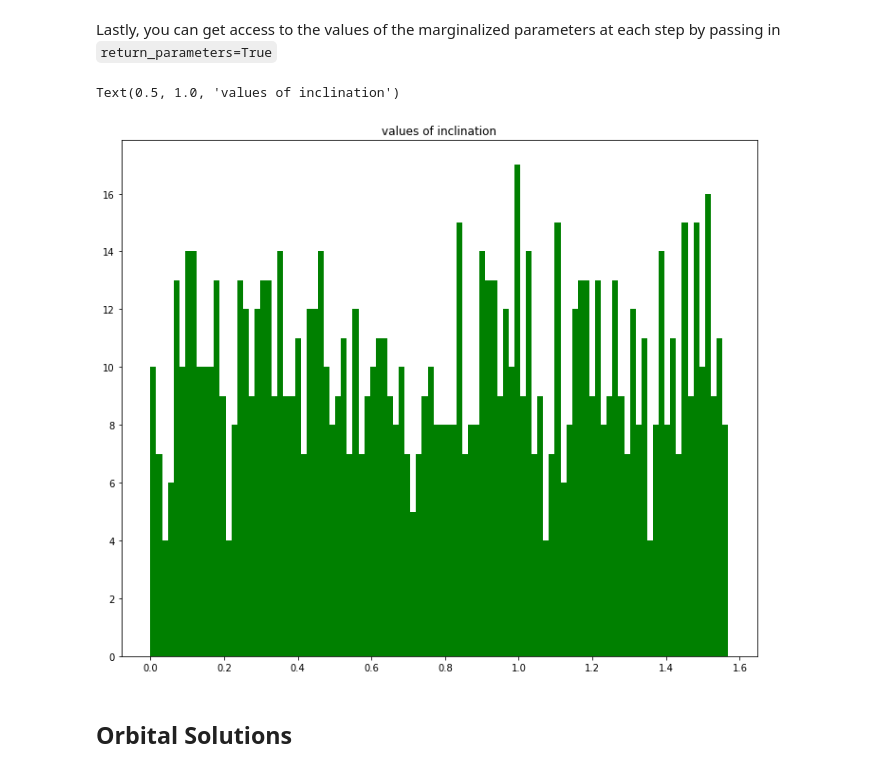
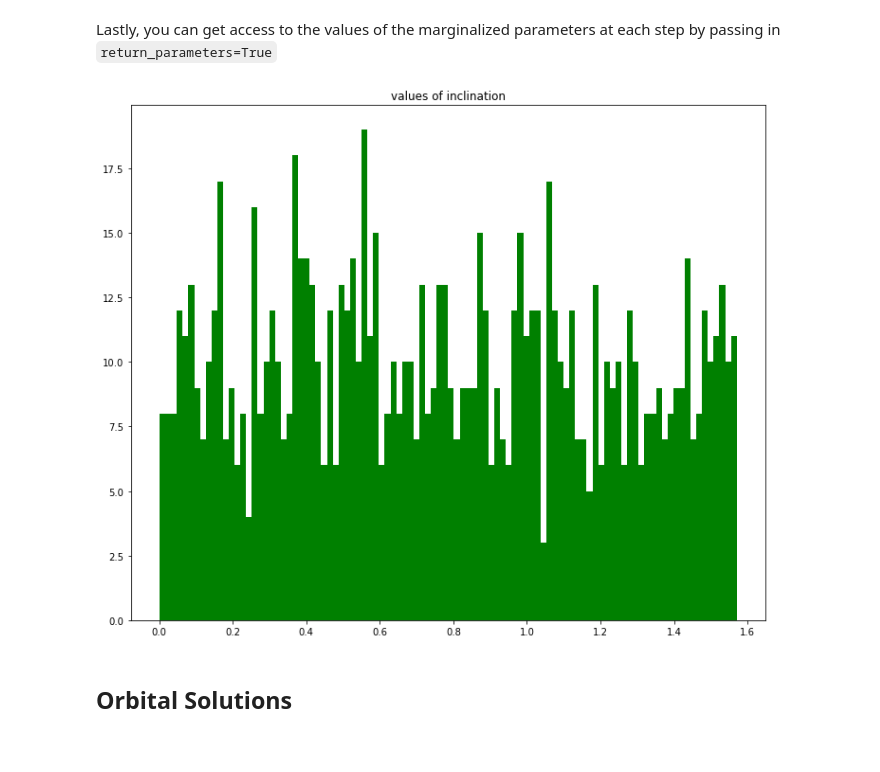
Before and after one commit to BenPennell/GaiamockWrapper, a Jupyter notebook: gwexamples.ipynb, the cells around one changed output. Saved outputs shown, nothing was run; the diff lists cells and outputs as text; code cells hidden in the pictures.

```diff
--- a/gwexamples.ipynb
+++ b/gwexamples.ipynb
@@ -158,11 +149,10 @@ Text(0, 0.5, 'average RUWE')
 Lastly, you can get access to the values of the marginalized parameters at each step by passing in `return_parameters=True`
 # %%
 ruwes, params = gw.marginalize_ruwe(sample_count=1000, df=r[1019], return_params=True, inc=gw.random_inc)
-plt.hist(np.array(params)[:,0], bins=100, color="green");
-plt.title("values of inclination")
+plt.hist([param["inc"] for param in params], bins=100, color="green");
+plt.title("values of inclination");
 # %% [output]
-Text(0.5, 1.0, 'values of inclination')
-[figure, old version]
+[figure, new version]
 # %% [markdown]
 ## Orbital Solutions
 # %% [markdown]
```
Also changed, not shown: parts of 11 cells of this notebook, 2 other files.
